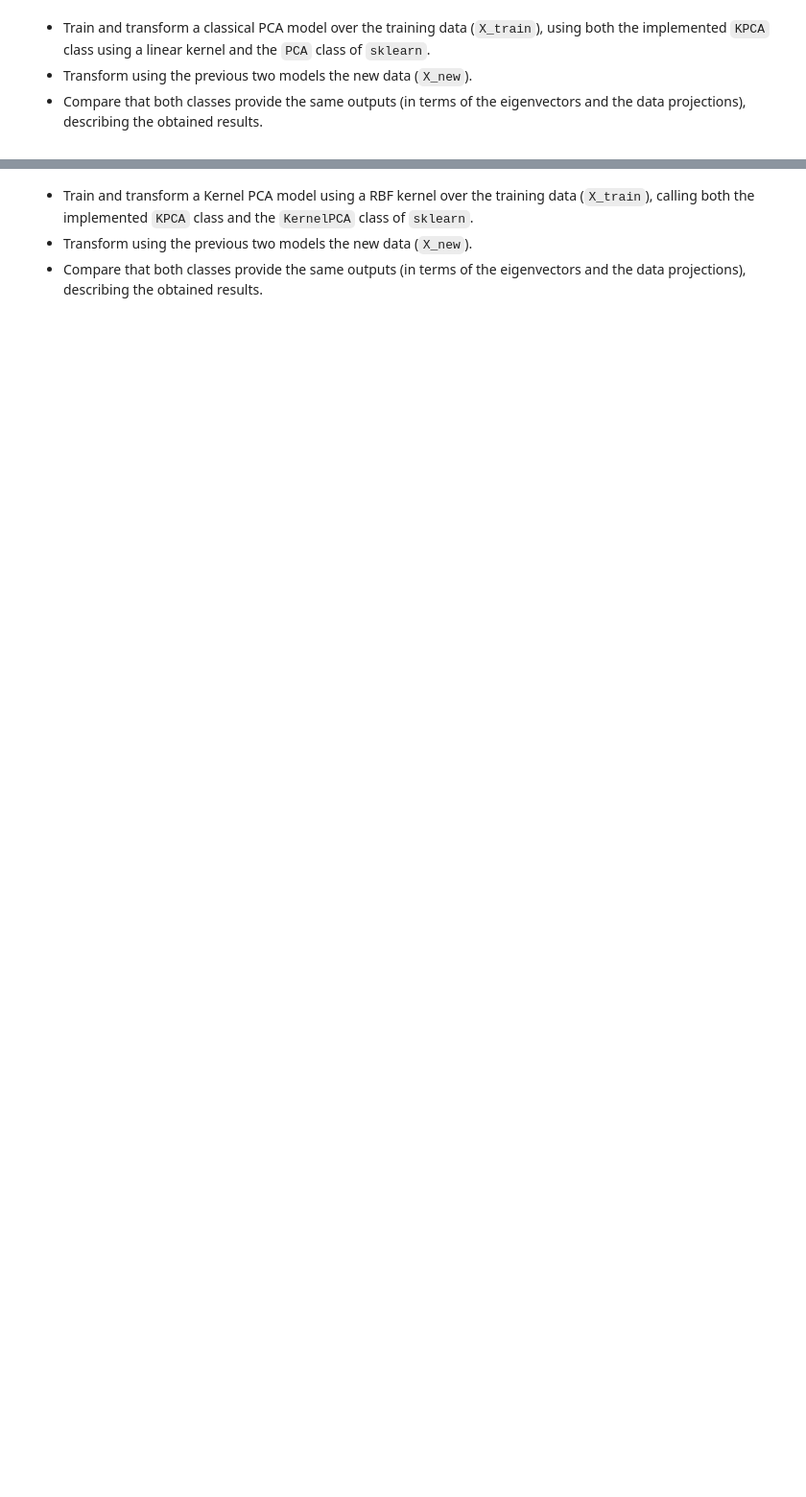
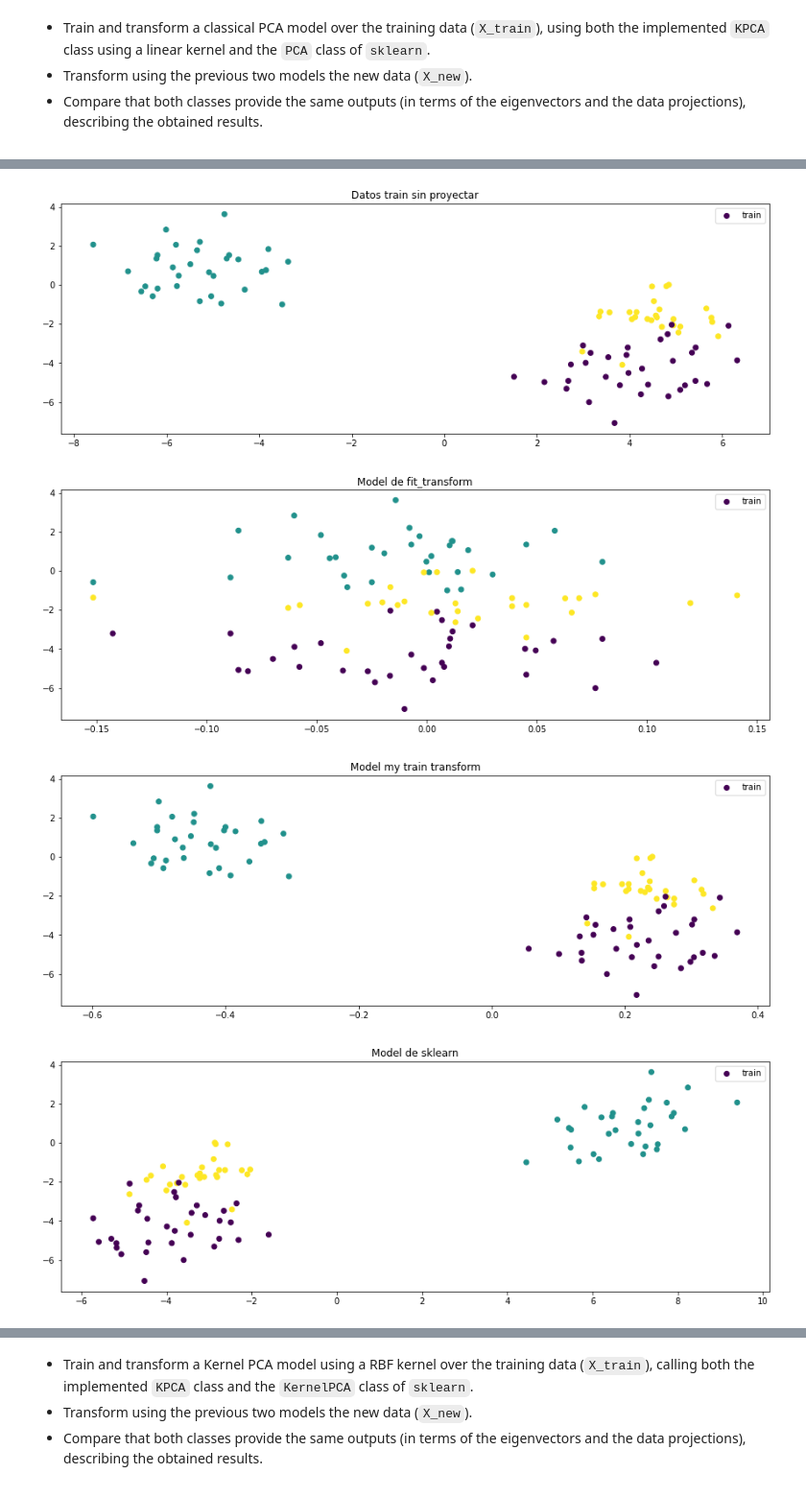
Before and after one commit to BlancaCC/MetodoAvanzadosAprendizajeAutomatico, a Jupyter notebook: DimensionReduction/MAAA-22_23-KPCA_Qst.ipynb, the cells around one changed output, grey strips where cells are left out. Shown at 96% size. Drawn from its saved outputs; the diff is of its cells as text; code cells hidden in the pictures; blank space fills up the shorter version.

Commit message:
Desarrollo los ejercicios pero hay cosas que no me cuadran como: - el fit_transform - los resultados del rbf ¿puede ser por no estar centrado

```diff
--- a/DimensionReduction/MAAA-22_23-KPCA_Qst.ipynb
+++ b/DimensionReduction/MAAA-22_23-KPCA_Qst.ipynb
@@ -231,18 +267,0 @@ valor vector [((2278.542245808905+0j), array([-8.12361899e-02+0.j        , -1.42
-# %%
-
-plt.scatter(model_my.transform(X_train), X_train[:,1],c=y_train, label='train')
-#plt.scatter(X_new[:,0], X_new[:,1], c=y_new, marker='s', label='new')
-plt.legend()
-plt.show()
-
-plt.scatter(model_my.fit_transform(X_train), X_train[:,1],c=y_train, label='train')
-#plt.scatter(X_new[:,0], X_new[:,1], c=y_new, marker='s', label='new')
-plt.legend()
-plt.show()
-
-
-# PCA
-plt.scatter(model_sk.transform(X_train), X_train[:,1],c=y_train, label='train')
-#plt.scatter(X_new[:,0], X_new[:,1], c=y_new, marker='s', label='new')
-plt.legend()
-plt.show()
@@ -252,0 +268,2 @@ plt.show()
+# %%
+model_my.fit_transform(X_train)
@@ -252,0 +288,11 @@ plt.show()
+# %%
+muestraSimple(X_train[:,0], X_train[:,1], y_train, 'Datos train sin proyectar')
+muestraSimple(model_my.fit_transform(X_train), X_train[:,1],y_train,'Model de fit_transform')
+for X_train,y_train in [(X_train,y_train), (X_new, y_new)]:
+    muestraSimple(model_my.transform(X_train), X_train[:,1],y_train,'Model my train transform')
+    muestraSimple(model_sk.transform(X_train), X_train[:,1],y_train,'Model de sklearn')
+# %% [output]
+[figure, added]
+[figure, added]
+[figure, added]
+[figure, added]
```
Also changed, not shown: parts of 14 cells of this notebook.
